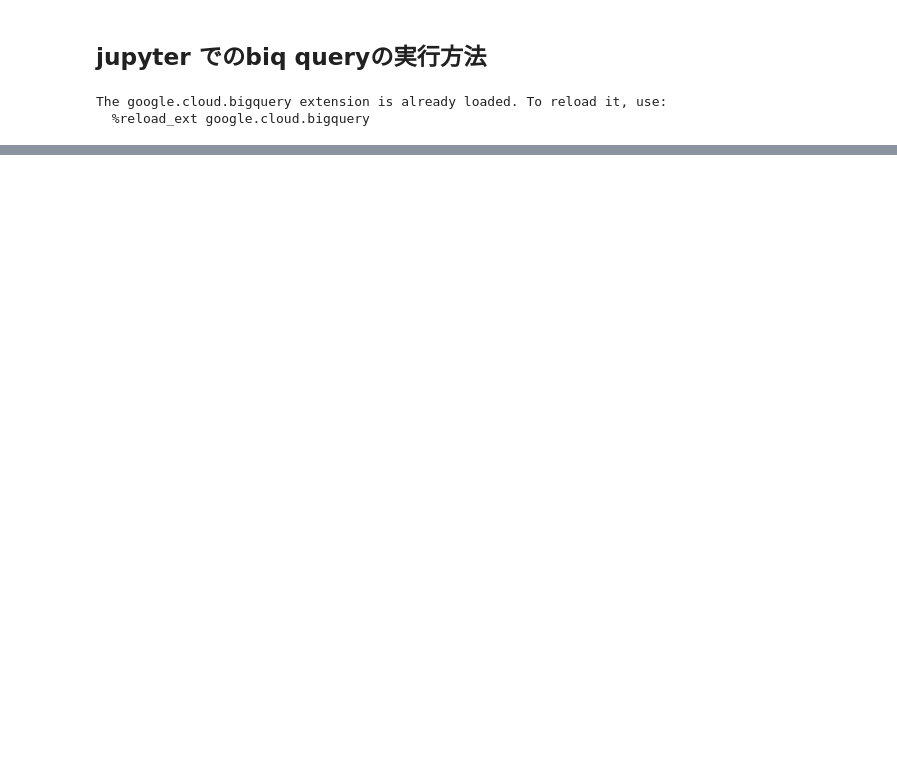
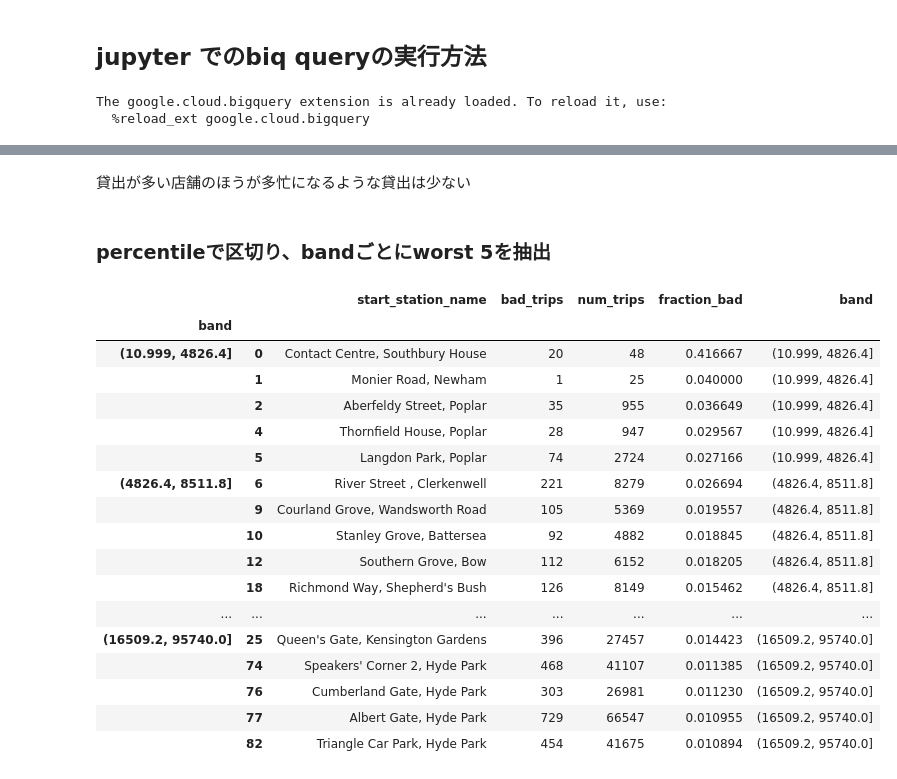
Before and after one commit to hiroaki8388/gcp, a Jupyter notebook: bq-definitive-guide/Ch5/Ch5.ipynb, the cells around one changed output, grey strips where cells are left out. Drawn from its saved outputs; the diff is of its cells as text; code cells hidden in the pictures; blank space fills up the shorter version.

```diff
--- a/bq-definitive-guide/Ch5/Ch5.ipynb
+++ b/bq-definitive-guide/Ch5/Ch5.ipynb
@@ -46,0 +250,26 @@ limit 5
+# %% [markdown]
+貸出が多い店舗のほうが多忙になるような貸出は少ない
+# %% [markdown]
+### percentileで区切り、bandごとにworst 5を抽出
+# %%
+badtrips['band']=pd.qcut(badtrips['num_trips'], 5)
+badtrips.groupby('band').apply(lambda x:x.sort_values('fraction_bad', ascending=False).head())
+# %% [output]
+|  |  | start_station_name | bad_trips | num_trips | fraction_bad | band |
+| band |  |  |  |  |  |  |
+| (10.999, 4826.4] | 0 | Contact Centre, Southbury House | 20 | 48 | 0.416667 | (10.999, 4826.4] |
+|  | 1 | Monier Road, Newham | 1 | 25 | 0.040000 | (10.999, 4826.4] |
+|  | 2 | Aberfeldy Street, Poplar | 35 | 955 | 0.036649 | (10.999, 4826.4] |
+|  | 4 | Thornfield House, Poplar | 28 | 947 | 0.029567 | (10.999, 4826.4] |
+|  | 5 | Langdon Park, Poplar | 74 | 2724 | 0.027166 | (10.999, 4826.4] |
+| (4826.4, 8511.8] | 6 | River Street , Clerkenwell | 221 | 8279 | 0.026694 | (4826.4, 8511.8] |
+|  | 9 | Courland Grove, Wandsworth Road | 105 | 5369 | 0.019557 | (4826.4, 8511.8] |
+|  | 10 | Stanley Grove, Battersea | 92 | 4882 | 0.018845 | (4826.4, 8511.8] |
+|  | 12 | Southern Grove, Bow | 112 | 6152 | 0.018205 | (4826.4, 8511.8] |
+|  | 18 | Richmond Way, Shepherd's Bush | 126 | 8149 | 0.015462 | (4826.4, 8511.8] |
+| ... | ... | ... | ... | ... | ... | ... |
+| (16509.2, 95740.0] | 25 | Queen's Gate, Kensington Gardens | 396 | 27457 | 0.014423 | (16509.2, 95740.0] |
+|  | 74 | Speakers' Corner 2, Hyde Park | 468 | 41107 | 0.011385 | (16509.2, 95740.0] |
+|  | 76 | Cumberland Gate, Hyde Park | 303 | 26981 | 0.011230 | (16509.2, 95740.0] |
+|  | 77 | Albert Gate, Hyde Park | 729 | 66547 | 0.010955 | (16509.2, 95740.0] |
+|  | 82 | Triangle Car Park, Hyde Park | 454 | 41675 | 0.010894 | (16509.2, 95740.0] |
```
Also changed, not shown: parts of 40 cells of this notebook.
